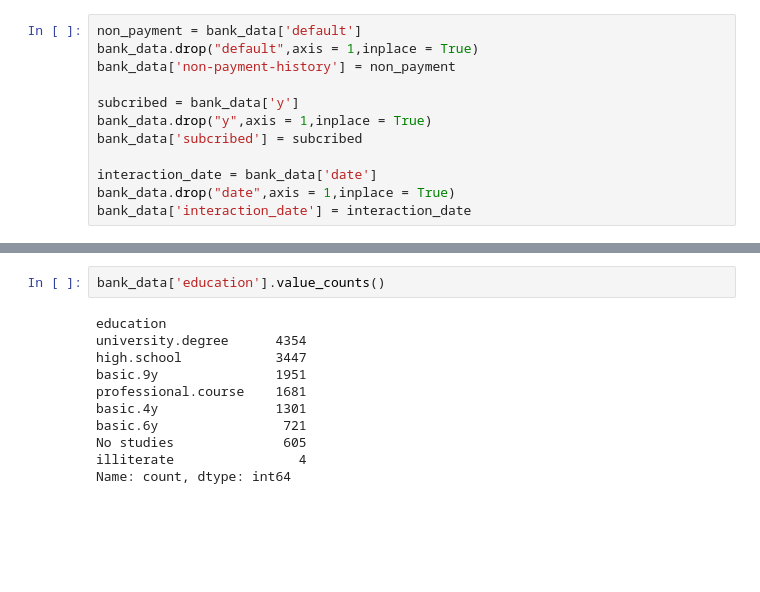
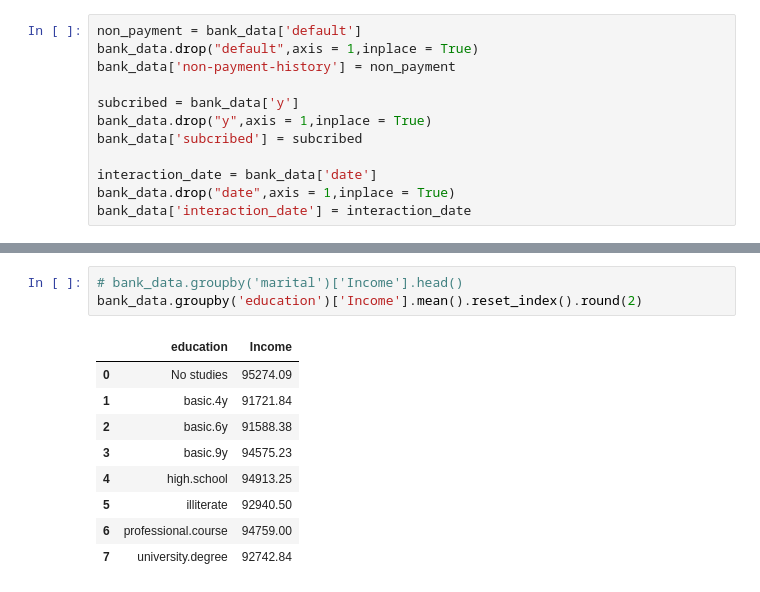
Before and after one commit to OscarCasahe/Python_for_data, a Jupyter notebook: dev/proyecto_EDA.ipynb, the cells around one changed output, grey strips where cells are left out. Drawn from its saved outputs; the diff is of its cells as text; blank space fills up the shorter version.

```diff
--- a/dev/proyecto_EDA.ipynb
+++ b/dev/proyecto_EDA.ipynb
@@ -282,13 +299,13 @@ bank_data.head()
 # %%
-bank_data['education'].value_counts()
+# bank_data.groupby('marital')['Income'].head()
+bank_data.groupby('education')['Income'].mean().reset_index().round(2)
 # %% [output]
-education
-university.degree      4354
-high.school            3447
-basic.9y               1951
-professional.course    1681
-basic.4y               1301
-basic.6y                721
-No studies              605
-illiterate                4
-Name: count, dtype: int64
+|  | education | Income |
+| 0 | No studies | 95274.09 |
+| 1 | basic.4y | 91721.84 |
+| 2 | basic.6y | 91588.38 |
+| 3 | basic.9y | 94575.23 |
+| 4 | high.school | 94913.25 |
+| 5 | illiterate | 92940.50 |
+| 6 | professional.course | 94759.00 |
+| 7 | university.degree | 92742.84 |
```
Also changed, not shown: parts of 14 cells of this notebook, 1 other file.
